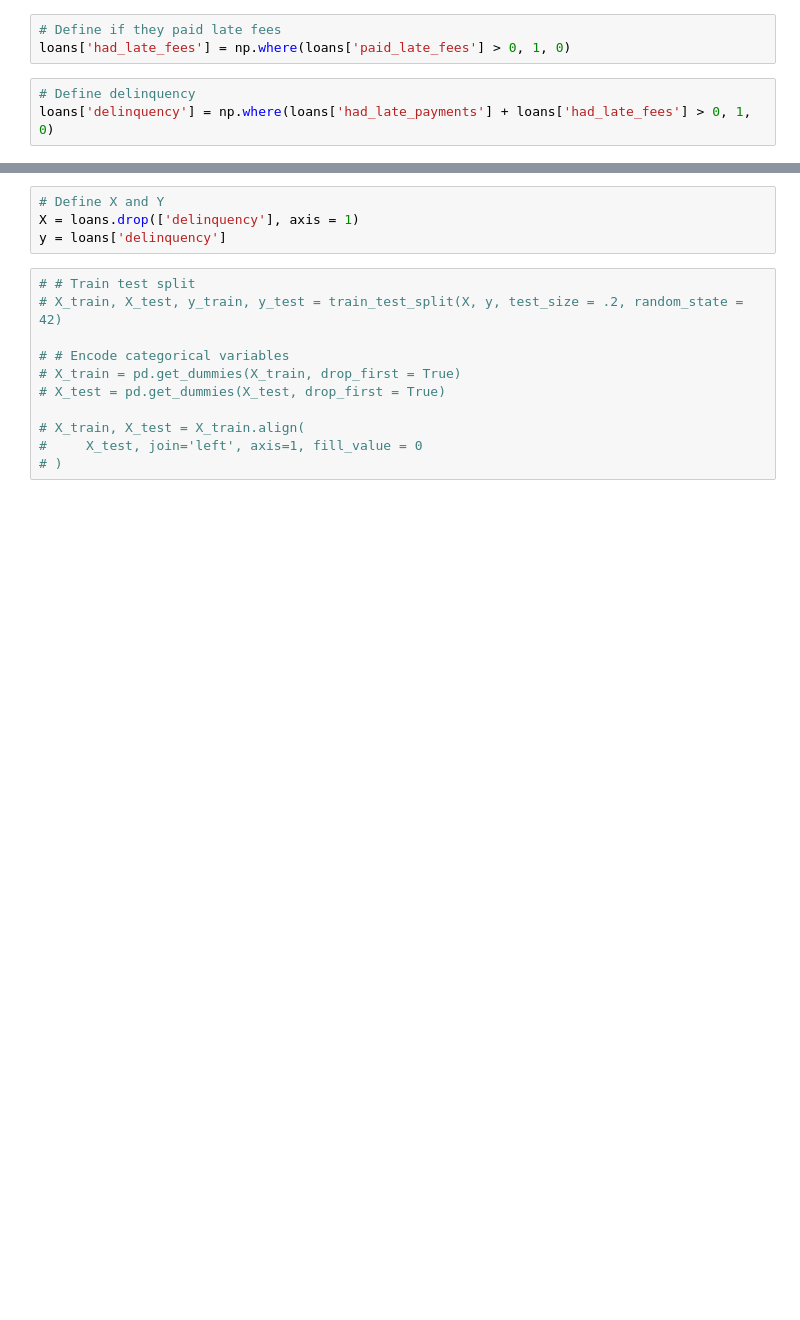
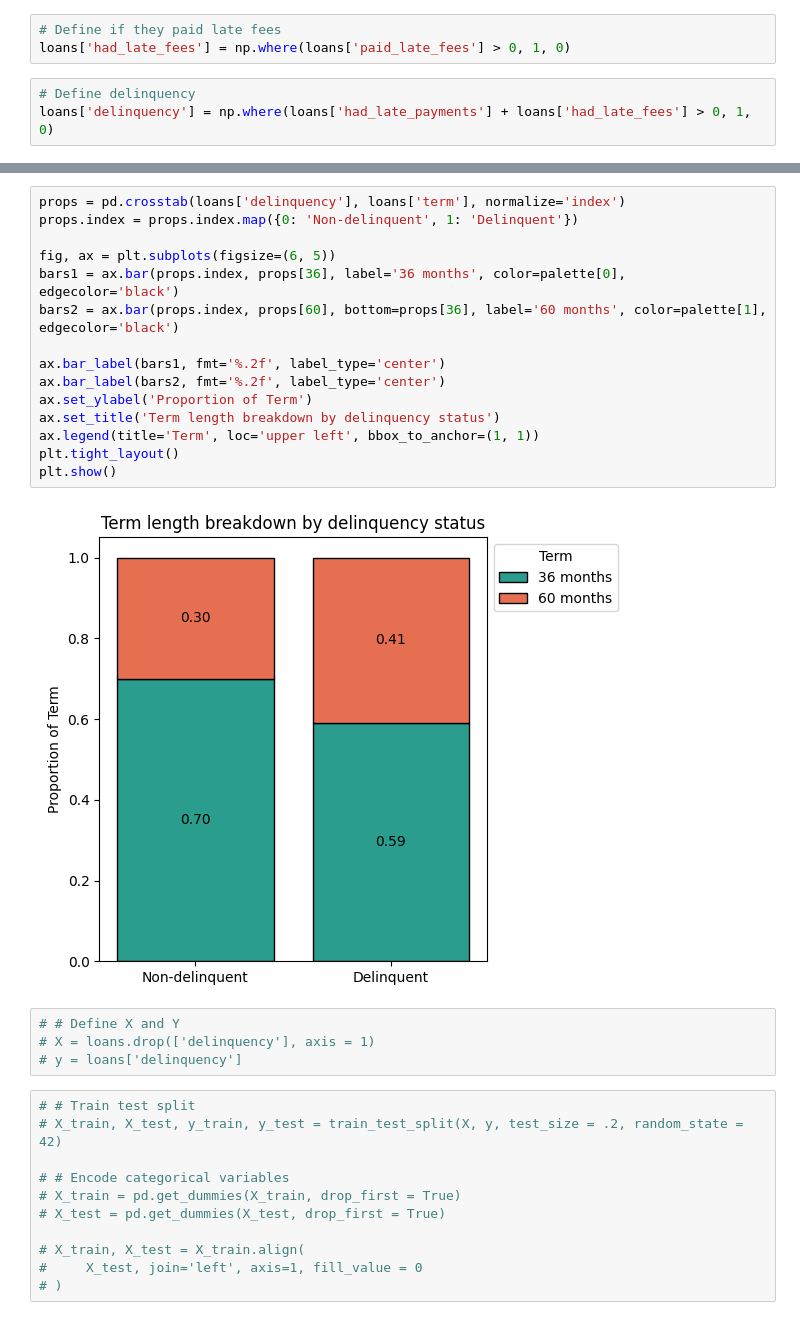
Before and after one commit to Henryblake2777/SDS336_Project, a Jupyter notebook: SDS336_Project_Midterm.ipynb, the cells around one changed output, grey strips where cells are left out. Drawn from its saved outputs; the diff is of its cells as text; blank space fills up the shorter version.

```diff
--- a/SDS336_Project_Midterm.ipynb
+++ b/SDS336_Project_Midterm.ipynb
@@ -165,7 +256,24 @@ print(correlations)
+# %%
+props = pd.crosstab(loans['delinquency'], loans['term'], normalize='index')
+props.index = props.index.map({0: 'Non-delinquent', 1: 'Delinquent'})
+
+fig, ax = plt.subplots(figsize=(6, 5))
+bars1 = ax.bar(props.index, props[36], label='36 months', color=palette[0], edgecolor='black')
+bars2 = ax.bar(props.index, props[60], bottom=props[36], label='60 months', color=palette[1], edgecolor='black')
+
+ax.bar_label(bars1, fmt='%.2f', label_type='center')
+ax.bar_label(bars2, fmt='%.2f', label_type='center')
+ax.set_ylabel('Proportion of Term')
+ax.set_title('Term length breakdown by delinquency status')
+ax.legend(title='Term', loc='upper left', bbox_to_anchor=(1, 1))
+plt.tight_layout()
+plt.show()
+# %% [output]
+[figure, added]
 # %%
-# Define X and Y
-X = loans.drop(['delinquency'], axis = 1)
-y = loans['delinquency']
+# # Define X and Y
+# X = loans.drop(['delinquency'], axis = 1)
+# y = loans['delinquency']
 # %%
 # # Train test split
 # X_train, X_test, y_train, y_test = train_test_split(X, y, test_size = .2, random_state = 42)
```
Also changed, not shown: parts of 7 cells of this notebook.
